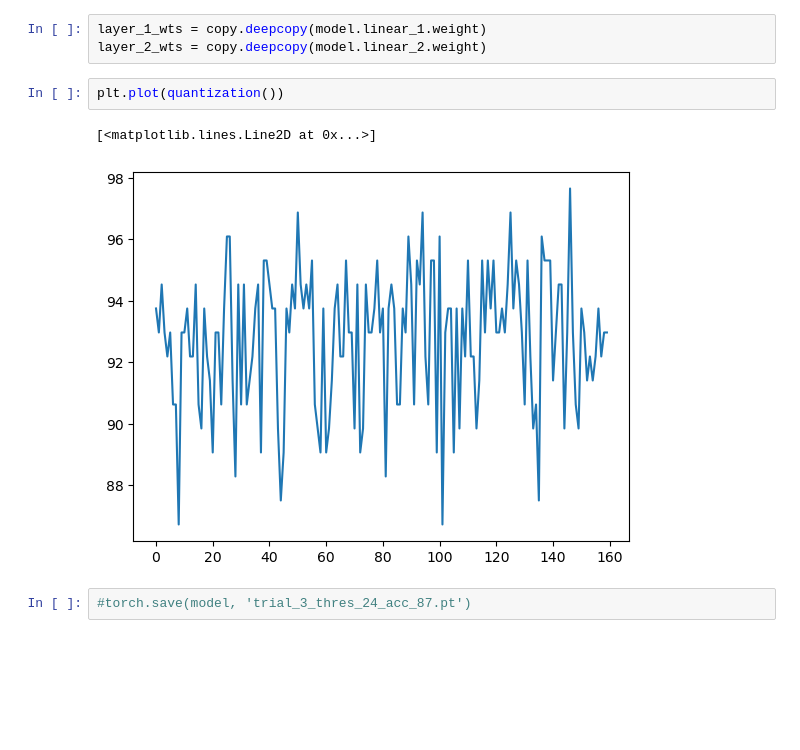
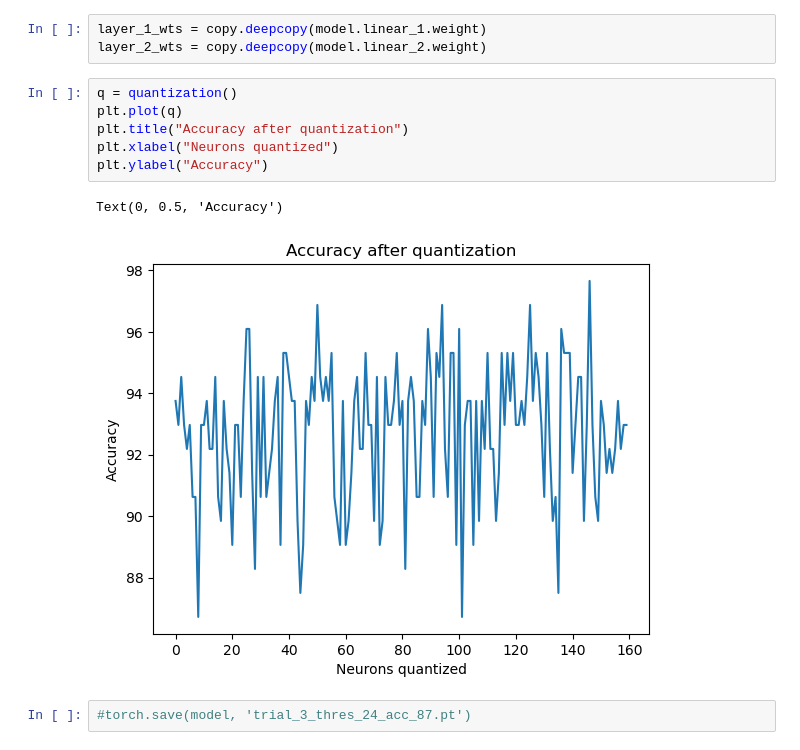
Before and after one commit to nirmalshah123/Hybrid_SNN, a Jupyter notebook: Nirmal/nodes_removed/rate_encoding_SNN_stashing_quntization.ipynb, the cells around one changed output. Cells and saved outputs as stored; diff of their text form; blank space fills up the shorter version.

```diff
--- a/Nirmal/nodes_removed/rate_encoding_SNN_stashing_quntization.ipynb
+++ b/Nirmal/nodes_removed/rate_encoding_SNN_stashing_quntization.ipynb
@@ -310,11 +317,15 @@ def quantization(layer1=True, layer2=True):
 # %%
 layer_1_wts = copy.deepcopy(model.linear_1.weight)
 layer_2_wts = copy.deepcopy(model.linear_2.weight)
-# %%
-plt.plot(quantization())
-# %% [output]
-[<matplotlib.lines.Line2D at 0x...>]
-[figure, removed]
+# %%
+q = quantization()
+plt.plot(q)
+plt.title("Accuracy after quantization")
+plt.xlabel("Neurons quantized")
+plt.ylabel("Accuracy")
+# %% [output]
+Text(0, 0.5, 'Accuracy')
+[figure, added]
 # %%
 #torch.save(model, 'trial_3_thres_24_acc_87.pt')
 # %%
```
Also changed, not shown: parts of 3 cells of this notebook, 5 other files.
